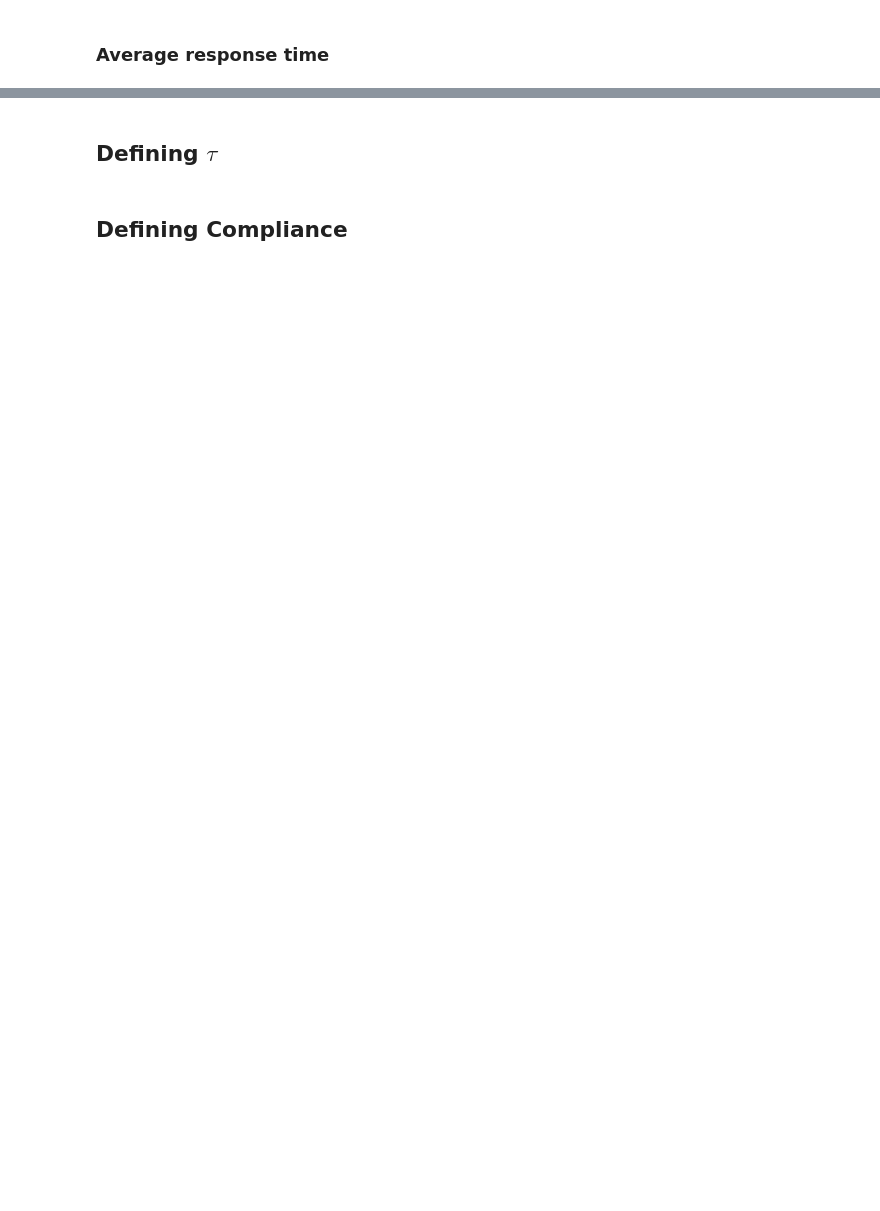
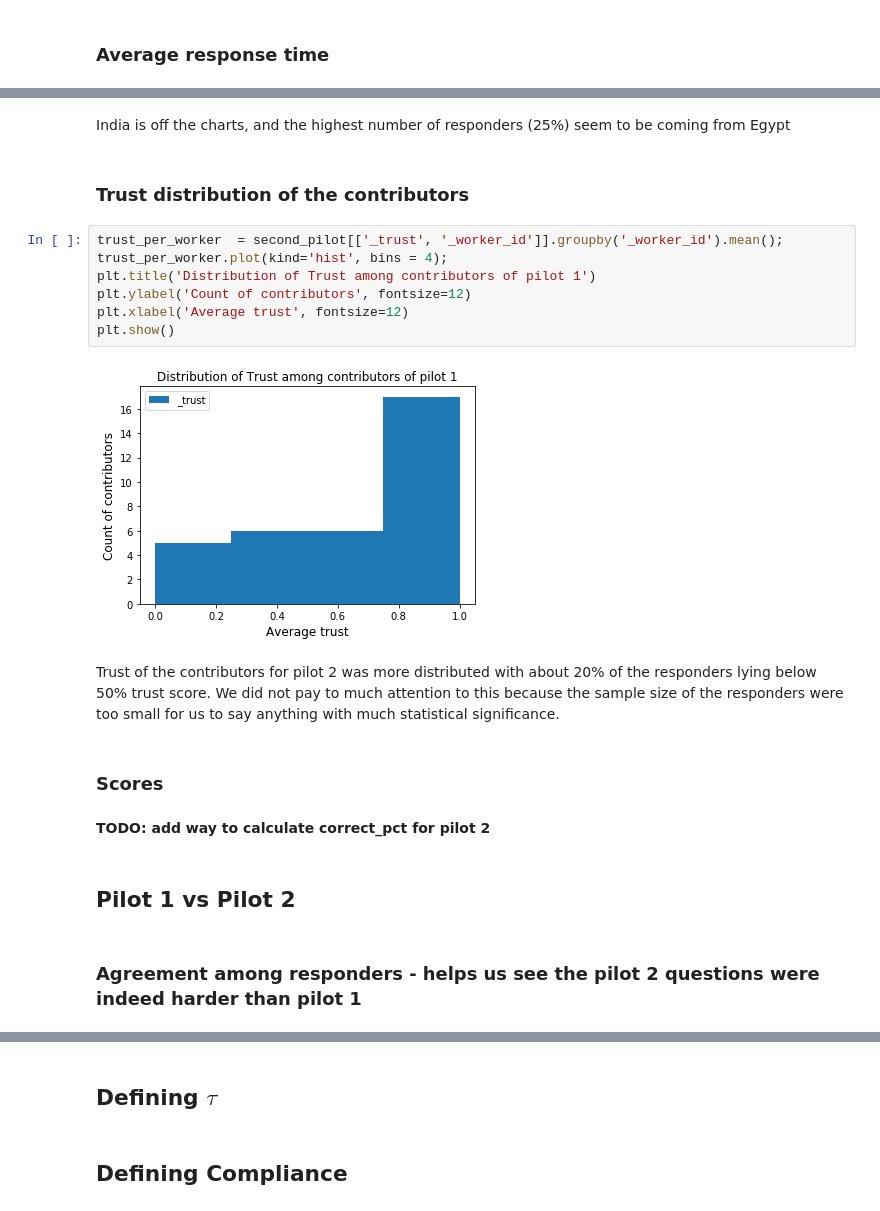
Before and after one commit to smferro54/W241_Final_Project, a Jupyter notebook: Final Project W241.ipynb, the cells around one changed output, grey strips where cells are left out. Drawn from its saved outputs; the diff is of its cells as text; blank space fills up the shorter version.

```diff
--- a/Final Project W241.ipynb
+++ b/Final Project W241.ipynb
@@ -181,0 +204,23 @@ second_pilot['_time_to_respond'].describe().reset_index().set_index('index')
+# %% [markdown]
+India is off the charts, and the highest number of responders (25%) seem to be coming from Egypt
+# %% [markdown]
+### Trust distribution of the contributors
+# %%
+trust_per_worker  = second_pilot[['_trust', '_worker_id']].groupby('_worker_id').mean();
+trust_per_worker.plot(kind='hist', bins = 4);
+plt.title('Distribution of Trust among contributors of pilot 1')
+plt.ylabel('Count of contributors', fontsize=12)
+plt.xlabel('Average trust', fontsize=12)
+plt.show()
+# %% [output]
+[figure, added]
+# %% [markdown]
+Trust of the contributors for pilot 2 was more distributed with about 20% of the responders lying below 50% trust score. We did not pay to much attention to this because the sample size of the responders were too small for us to say anything with much statistical significance.
+# %% [markdown]
+### Scores
+# %% [markdown]
+**TODO: add way to calculate correct_pct for pilot 2**
+# %% [markdown]
+## Pilot 1 vs Pilot 2
+# %% [markdown]
+### Agreement among responders - helps us see the pilot 2 questions were indeed harder than pilot 1
```
Also changed, not shown: parts of 31 cells of this notebook, 6 other files.
